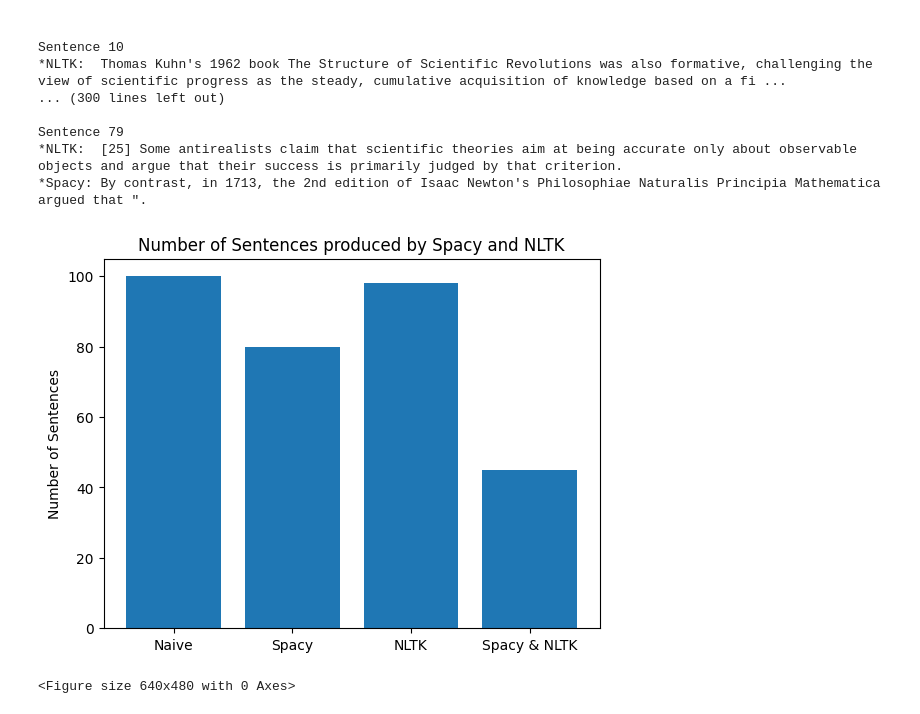
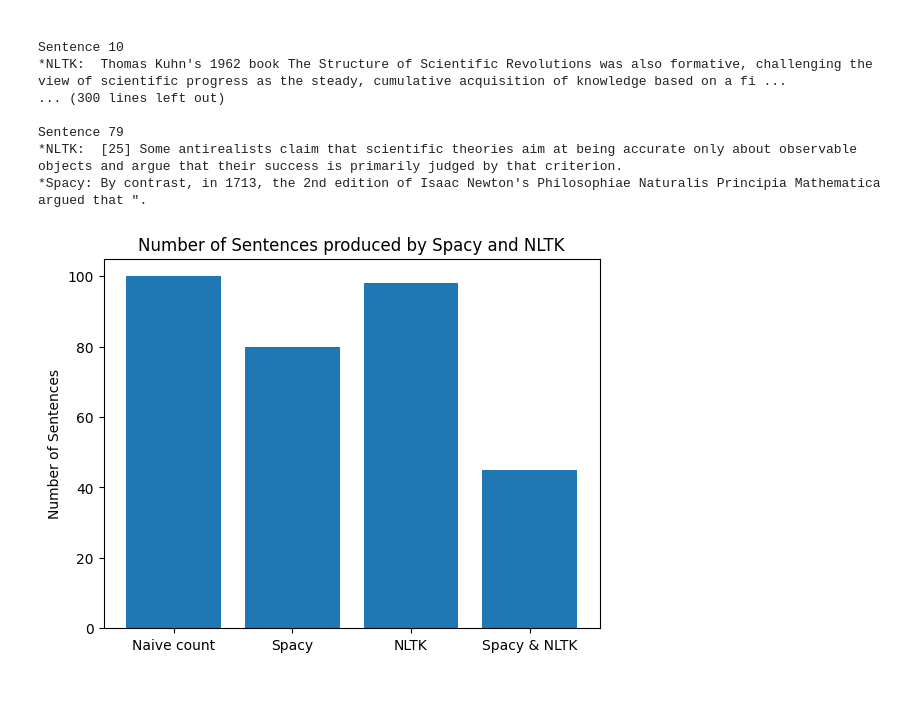
Before and after one commit to ClementineBleuze/M1-NLP-DataScience-Project, a Jupyter notebook: code/part2/1-data-collection-and-sentence-segmentation.ipynb, the cells around one changed output. Drawn from its saved outputs; the diff is of its cells as text; code cells hidden in the pictures.

Commit message:
updating plot

```diff
--- a/code/part2/1-data-collection-and-sentence-segmentation.ipynb
+++ b/code/part2/1-data-collection-and-sentence-segmentation.ipynb
@@ -179,20 +179,19 @@ Sentence 79
 # %%
 import matplotlib.pyplot as plt
 
 # Define the data for the graph
-labels = ["Naive", 'Spacy', 'NLTK', 'Spacy & NLTK']
+labels = ["Naive count", 'Spacy', 'NLTK', 'Spacy & NLTK']
 values = [n, len(spacy_sentences), len(nltk_sentences), len(shared["shared_sentence"])]
 
 # Create the bar graph
 plt.bar(labels, values)
 
 # Add labels to the graph
 plt.title('Number of Sentences produced by Spacy and NLTK')
 plt.ylabel('Number of Sentences')
 
 # Show the graph
+# plt.savefig("../../data/plots/part2-sentences-barplots.png", bbox_inches='tight')
 plt.show()
-# plt.savefig("../../data/plots/part2-sentences-barplots.png", bbox_inches='tight')
 # %% [output]
-[figure, old version]
+[figure, new version]
-<Figure size 640x480 with 0 Axes>
```
